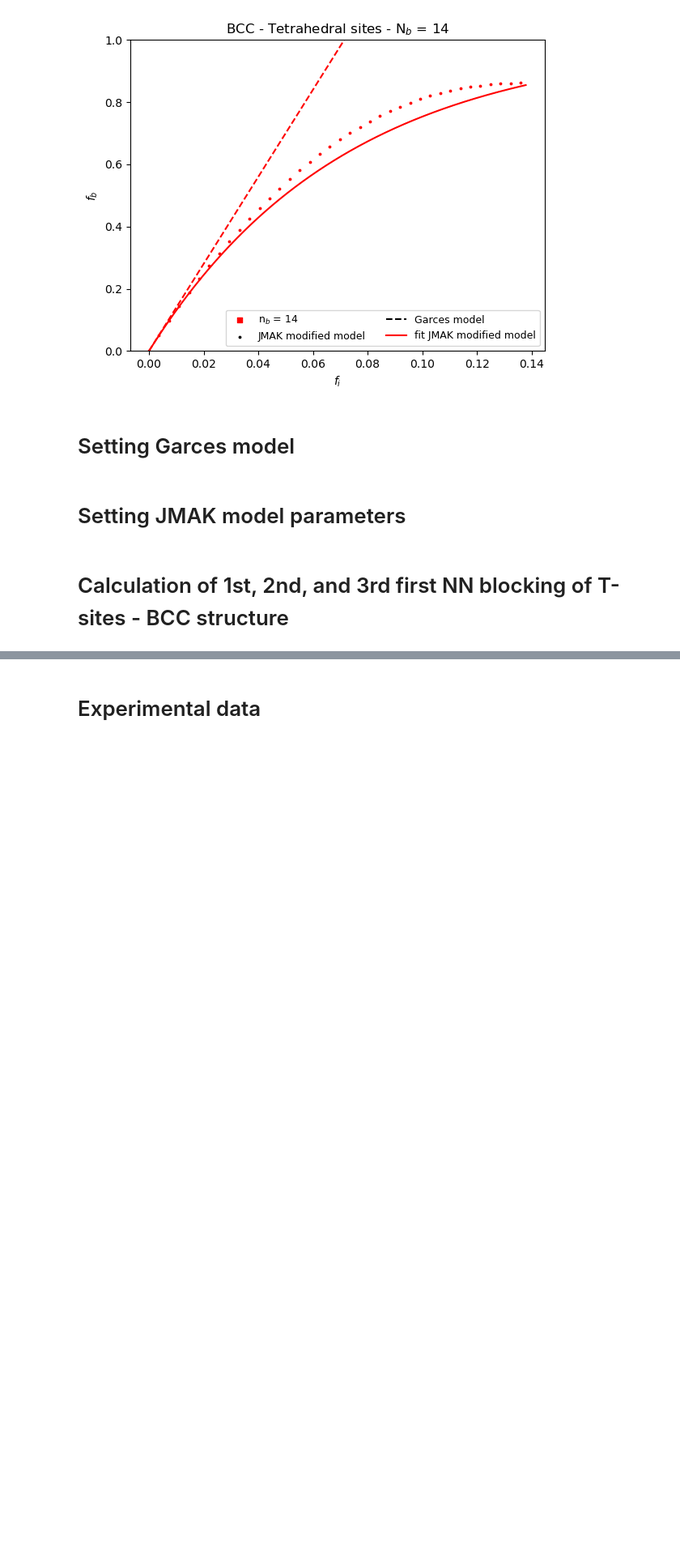
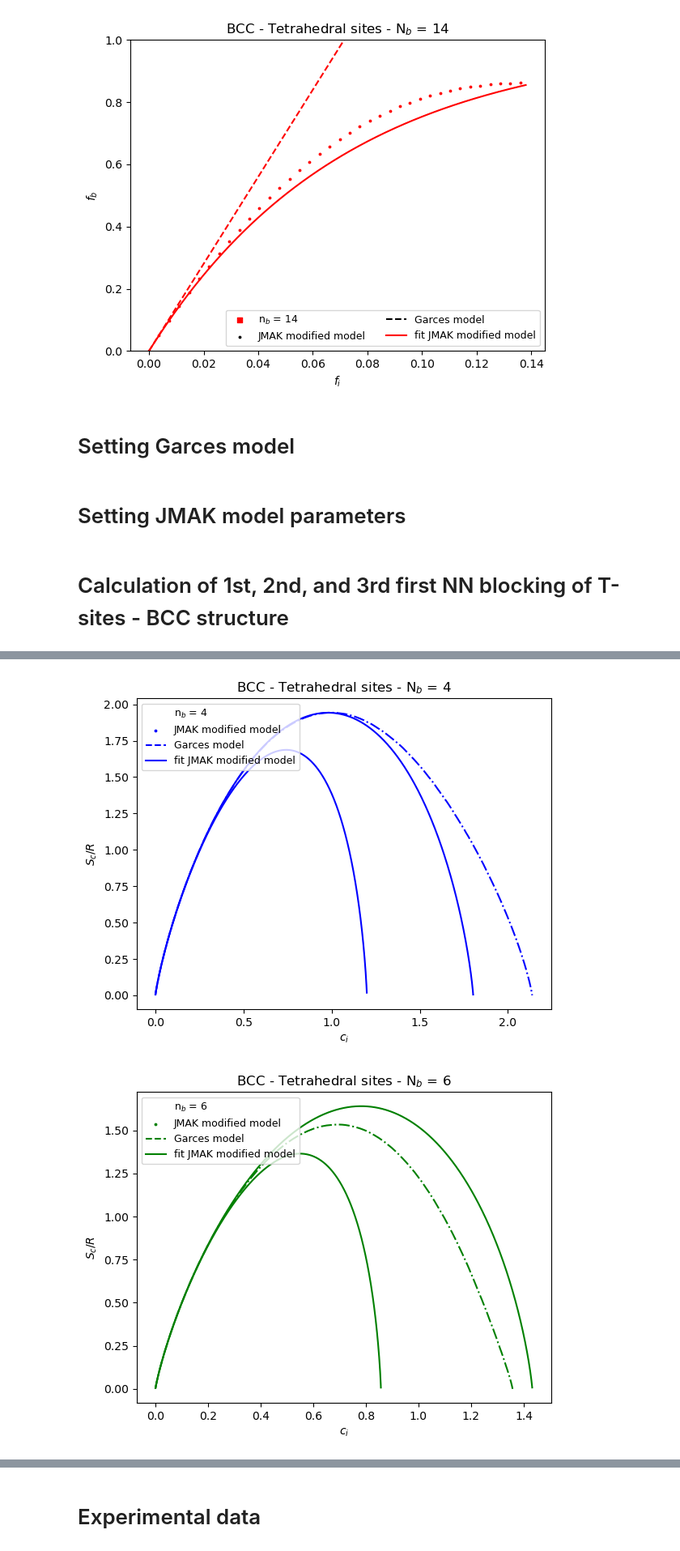
Before and after one commit to oapedroso/JMAKmodel, a Jupyter notebook: JMAK_Article.ipynb, the cells around one changed output, grey strips where cells are left out. Shown at 81% size. Drawn from its saved outputs; the diff is of its cells as text; code cells hidden in the pictures; blank space fills up the shorter version.

```diff
--- a/JMAK_Article.ipynb
+++ b/JMAK_Article.ipynb
@@ -435,0 +455,61 @@ Optimization terminated successfully    (Exit mode 0)
+# %%
+from scipy.optimize import curve_fit
+def JMAK_BCC_T(x,Nb):
+    return 1-exp(-Nb*x)
+def S_C(fi,fv,fb):
+    Pi=fi/(1-fb)
+    Pv=fv/(1-fb)
+    return -R*6*(1-fb)*(Pi*ln(Pi)+Pv*ln(Pv))
+
+T = Temperatures[0]
+co = ['blue','green','red']
+i=0
+for NN in data_f_T_BCC.keys():
+
+    if NN==np.sqrt(2)/4:
+        JMAK_nb=4 #nb = 2
+    if NN==1/2:
+        JMAK_nb = 6 # nb = 4
+    if NN==np.sqrt(6)/4:
+        JMAK_nb= 14
+
+    nb = JMAK_nb
+
+    f_i= np.array(data_f_T_BCC[NN][0])
+    f_b= np.array(data_f_T_BCC[NN][1])
+    f_v = 1-f_i-f_b
+
+
+    my_file = f'config_S_BCC_T_{nb}'
+    fig = plt.figure()
+
+    # Add set of axes to figure
+    axes = fig.add_axes([0.1, 0.1, 0.8, 0.8]) # left, bottom, width, height (range 0 to 1)
+
+
+
+    #plot JMAK model
+    axes.plot(JMAK_T_BCC[i].cH,JMAK_T_BCC[i].S_c[T]/R,color = co[i])
+
+
+
+    #plot Garces Model
+    axes.plot(garces_T_BCC[i].cH,garces_T_BCC[i].S_c[T]/R,color = co[i])
+
+    #plot Numerical simulation results
+    axes.plot(f_i*6,S_C(f_i,f_v,f_b)/R, ls= "-.", color = co[i])
+
+    axes.scatter([],[],s=15, color='white', marker = 's', label = f'n$_b$ = {nb}')
+
+    axes.scatter([],[],s=3, color = co[i], label = f'JMAK modified model')
+    axes.plot([],[],linestyle ='--', color = co[i], label = f'Garces model')
+    axes.plot([],[], color = co[i], label = f'fit JMAK modified model')
+    axes.set_ylabel(f'$S_c/R$')
+    axes.set_xlabel(f'$c_i$')
+    axes.set_title(f'BCC - Tetrahedral sites - N$_b$ = {nb}')
+    axes.legend(loc='upper left',ncol=1, fontsize = 9)
+    fig.savefig(os.path.join(my_path, my_file), dpi=200, bbox_inches='tight')
+    i=i+1
+# %% [output]
+[figure, added]
+[figure, added]
```
Also changed, not shown: parts of 10 cells of this notebook.
